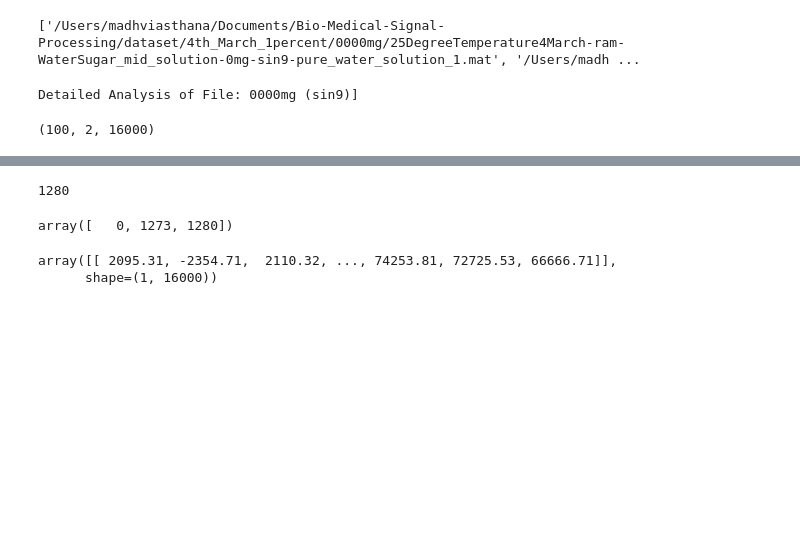
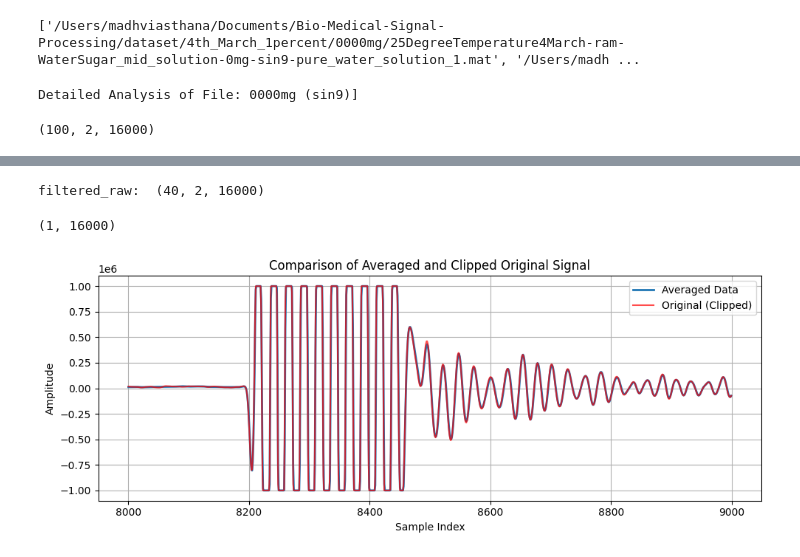
Before and after one commit to madhviasthana/Bio-Medical-Signal-Processing, a Jupyter notebook: codebase/main.ipynb, the cells around one changed output, grey strips where cells are left out. Saved outputs shown, nothing was run; the diff lists cells and outputs as text; code cells hidden in the pictures; blank space fills up the shorter version.

```diff
--- a/codebase/main.ipynb
+++ b/codebase/main.ipynb
@@ -72,15 +39,31 @@ reference_points[20] = 1280
-# %%
-#  Max of all ref point
-
-max(reference_points)
-# %% [output]
-1280
-# %%
-np.unique(reference_points)
-# %% [output]
-array([   0, 1273, 1280])
 # %%
-synchronized_averaging(raw,threshold=500000)
+averaged_signal=synchronized_averaging(raw,threshold=500000)
 # %% [output]
-array([[ 2095.31, -2354.71,  2110.32, ..., 74253.81, 72725.53, 66666.71]],
-      shape=(1, 16000))
+filtered_raw:  (40, 2, 16000)
+# %%
+averaged_signal.shape
+# %% [output]
+(1, 16000)
+# %%
+import matplotlib.pyplot as plt
+import numpy as np
+
+# Clip extreme values in original signal for visibility (e.g., top/bottom 1%)
+clip_percentile = 1
+original = raw[0, 1, :]
+clip_min = np.percentile(original, clip_percentile)
+clip_max = np.percentile(original, 100 - clip_percentile)
+clipped_original = np.clip(original, clip_min, clip_max)
+
+plt.figure(figsize=(10, 4))
+plt.plot(np.arange(8000, 9000), averaged_signal[0][8000:9000], label='Averaged Data', linewidth=2)
+plt.plot(np.arange(8000, 9000), clipped_original[8000:9000], label='Original (Clipped)', alpha=0.7, color='red')
+plt.xlabel('Sample Index')
+plt.ylabel('Amplitude')
+plt.title('Comparison of Averaged and Clipped Original Signal')
+plt.legend()
+plt.grid(True)
+plt.tight_layout()
+plt.show()
+# %% [output]
+[figure, added]
```
Also changed, not shown: parts of 3 cells of this notebook, 1 other file.
